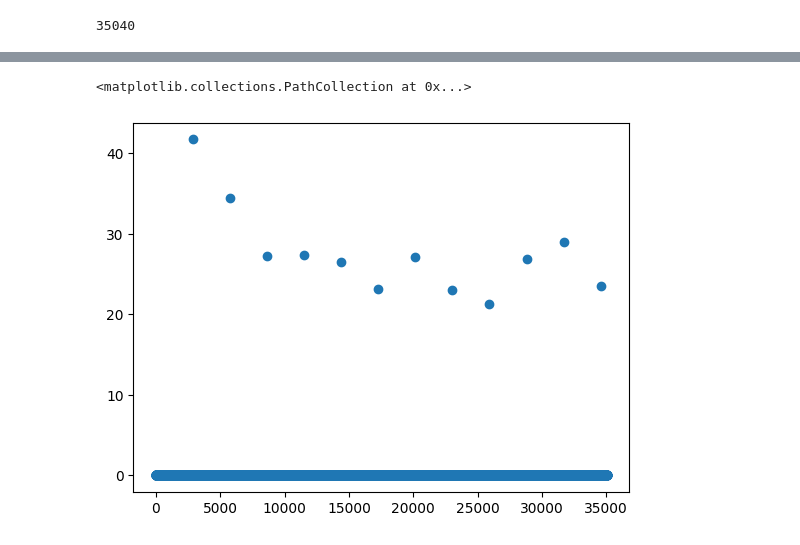
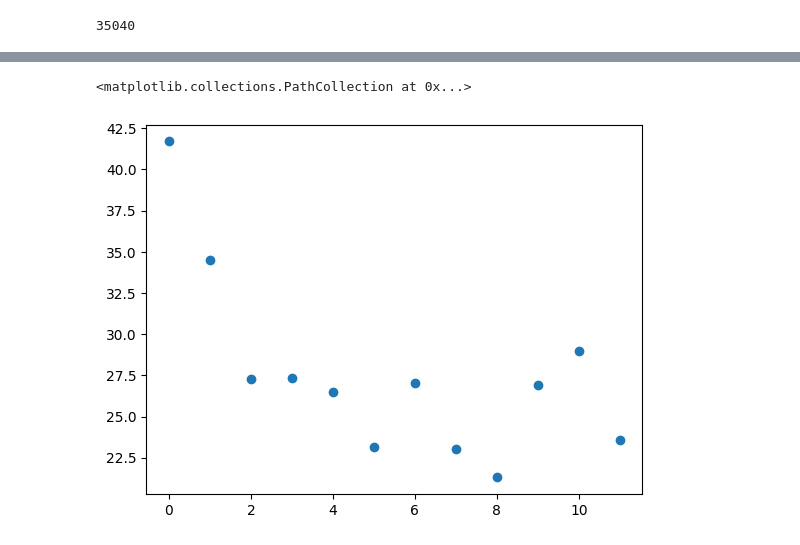
Before and after one commit to alirezapaakraavaan/Energy-Consumption-Analysis-and-Prediction, a Jupyter notebook: main.ipynb, the cells around one changed output, grey strips where cells are left out. Saved outputs shown, nothing was run; the diff lists cells and outputs as text; code cells hidden in the pictures.

```diff
--- a/main.ipynb
+++ b/main.ipynb
@@ -463,3 +465,9 @@ array([ 0.        , 41.70029514, 34.48375694, 27.27637847, 27.350625  ,
 len(df['monthly_average'])
 # %% [output]
 35040
+# %%
+for i in range(35040):
+    y = df['monthly_average'][i]
+    y = float(y)
+    if y > 0:
+        print(y)
@@ -466,9 +487,17 @@ len(df['monthly_average'])
 # %%
-x = []
+X = []
+y = []
 for i in range(35040):
-    x.append(i)
+    data = df['monthly_average'][i]
+    data = float(data)
+    if data > 0:
+        y.append(data)
 
-plt.scatter(x, df['monthly_average'])
+
+for i in range(len(y)):
+    X.append(i)
+
+plt.scatter(X, y)
 # %% [output]
 <matplotlib.collections.PathCollection at 0x...>
-[figure, old version]
+[figure, new version]
```
Also changed, not shown: parts of 17 cells of this notebook.
